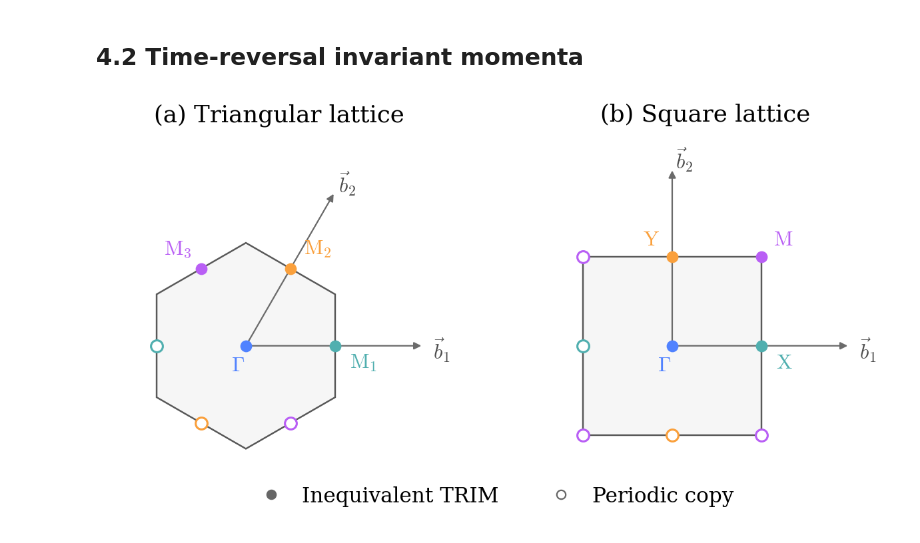
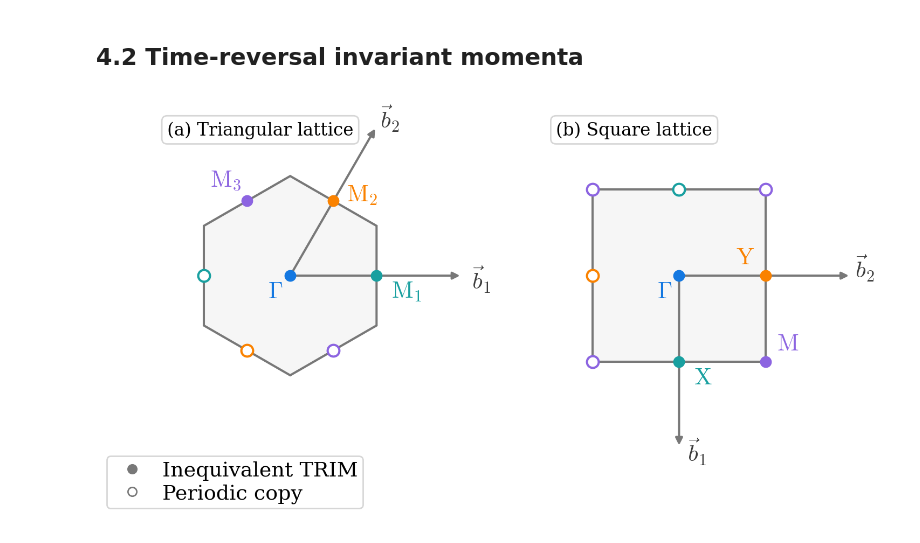
Before and after one commit to Photonico/PhD_thesis_20251216, a Jupyter notebook: figures_ch4/figures_ch4.ipynb, the cells around one changed output. Drawn from its saved outputs; the diff is of its cells as text; code cells hidden in the pictures.

```diff
--- a/figures_ch4/figures_ch4.ipynb
+++ b/figures_ch4/figures_ch4.ipynb
@@ -137,65 +106,76 @@ save_pdf(fig, "4.1_band_subspace.pdf")
 ## 4.2 Time-reversal invariant momenta
 # %%
 ## reciprocal lattices
-triangular_basis = np.array([[1., .5], [0., np.sqrt(3) / 2]])
-square_basis = np.eye(2)
+triangular_basis = np.array([[1., .5], [0., np.sqrt(3)/2]])
 triangular_points = np.array([[0., 0.], [.5, 0.],
-                              [.25, np.sqrt(3) / 4],
-                              [-.25, np.sqrt(3) / 4]])
-square_points = np.array([[0., 0.], [.5, 0.], [0., .5], [.5, .5]])
-triangular_copies = [(1, -triangular_points[1]),
-                     (2, -triangular_points[2]),
-                     (3, -triangular_points[3])]
-square_copies = [(1, np.array([-.5, 0.])), (2, np.array([0., -.5])),
-                 (3, np.array([-.5, .5])), (3, np.array([-.5, -.5])),
-                 (3, np.array([.5, -.5]))]
+                              [.25, np.sqrt(3)/4], [-.25, np.sqrt(3)/4]])
+triangular_copies = [(i, -triangular_points[i]) for i in (1, 2, 3)]
+
+R = np.array([[0., 1.], [-1., 0.]])  # clockwise 90 degree rotation
+rot = lambda x: np.asarray(x) @ R.T
+
+square_basis = R @ np.eye(2)
+square_points = rot([[0., 0.], [.5, 0.], [0., .5], [.5, .5]])
+square_copies = [(1, rot([[-.5, 0.]])[0]), (2, rot([[0., -.5]])[0]),
+                 (3, rot([[-.5, .5]])[0]), (3, rot([[-.5, -.5]])[0]),
+                 (3, rot([[.5, -.5]])[0])]
 
 ## first Brillouin zones
-angles = np.deg2rad(30 + 60 * np.arange(6))
+angles = np.deg2rad(30 + 60*np.arange(6))
 hexagon = np.column_stack((np.cos(angles), np.sin(angles))) / np.sqrt(3)
-square = np.array([[-.5, -.5], [.5, -.5], [.5, .5], [-.5, .5]])
-fig, axes = plt.subplots(1, 2, figsize=figure_size,
-                         layout="constrained", dpi=160)
+square = rot([[-.5, -.5], [.5, -.5], [.5, .5], [-.5, .5]])
+tab_style = dict(boxstyle="round", facecolor="white", alpha=.8,
+                 edgecolor=plt.rcParams["legend.edgecolor"])
+
 layouts = [
     ("(a) Triangular lattice", triangular_basis, hexagon,
      triangular_points, triangular_copies,
      [r"$\Gamma$", r"$\mathrm{M}_1$", r"$\mathrm{M}_2$", r"$\mathrm{M}_3$"],
-     [(-10, -17), (10, -15), (9, 10), (-25, 10)]),
+     [(-15, -15), (10, -15), (9, 0), (-25, 10)]),
     ("(b) Square lattice", square_basis, square,
      square_points, square_copies,
      [r"$\Gamma$", r"$\mathrm{X}$", r"$\mathrm{Y}$", r"$\mathrm{M}$"],
-     [(-10, -17), (10, -15), (-20, 8), (8, 8)])]
+     [(-15, -15), (10, -15), (-20, 8), (8, 8)])]
+
+## layout
+fig, axes = plt.subplots(1, 2, figsize=trim_size, dpi=dpi, layout="none")
+fig.subplots_adjust(left=.02, right=.98, bottom=.13, top=.98, wspace=-.08)
+
 for ax, (title, basis, polygon, points, copies, names, offsets) in zip(axes, layouts):
-    ax.set_aspect("equal")
-    ax.set_xlim(-.78, 1.15)
-    ax.set_ylim(-.72, 1.16)
+    ax.set(aspect="equal", xlim=(-.78, 1.15), ylim=(-1.08, 1.00))
     ax.set_axis_off()
-    ax.set_title(title, fontsize=16, loc="center", pad=12)
+    ax.set_title(title, fontsize=subtitle, loc="left", x=.035, y=.95, pad=0,
+                 va="top", bbox=tab_style, zorder=10)
     ax.add_patch(Polygon(polygon, closed=True, facecolor=".965",
-                         edgecolor=".35", linewidth=1.1, zorder=0))
-    for j in range(2):
-        vector = basis[:, j]
-        ax.annotate("", xy=vector, xytext=(0, 0),
-                    arrowprops={"arrowstyle": "-|>", "color": ".42", "lw": 1.0}, zorder=1)
-        shift = np.array([.05, -.02]) if j == 0 else np.array([.02, .045])
+                         edgecolor=grey, lw=line_width, zorder=0))
+
+    for j, vector in enumerate(basis.T):
+        ax.annotate("", xy=vector, xytext=(0, 0), zorder=1,
+                    arrowprops=dict(arrowstyle="-|>", color=grey, lw=line_width))
+        shift = [.05, -.02] if j == 0 else [.02, .045]
         ax.text(*(vector + shift), rf"$\vec{{b}}_{j+1}$", fontsize=label,
-                va="center", ha="left", color=".30")
+                va="center", ha="left", color=dark_grey)
+
     for original, point in copies:
-        ax.scatter(*point, s=64, facecolors="white", edgecolors=colors[original],
-                   linewidths=1.4, zorder=4)
+        ax.scatter(*point, s=64, fc="white", ec=colors[original], lw=line_width, zorder=4)
     for point, color, name, offset in zip(points, colors, names, offsets):
-        ax.scatter(*point, s=64, c=color, linewidths=0, zorder=5)
+        ax.scatter(*point, s=64, color=color, lw=0, zorder=5)
         ax.annotate(name, xy=point, xytext=offset, textcoords="offset points",
                     fontsize=label, color=color, zorder=6)
 
-legend_handles = [Line2D([], [], marker="o", linestyle="None", color=".4",
-                          markerfacecolor=".4", markersize=6,
-                          label="Inequivalent TRIM"),
-                  Line2D([], [], marker="o", linestyle="None", color=".4",
-                          markerfacecolor="white", markersize=6,
-                          label="Periodic copy")]
-fig.legend(handles=legend_handles, loc="outside lower center", ncols=2,
-           frameon=False, fontsize=label, handletextpad=.5, columnspacing=2.0)
-save_pdf(fig, "4.2_trim.pdf")
+## vertical compact legend
+legend_handles = [
+    Line2D([], [], marker="o", ls="None", color=grey, markerfacecolor=grey,
+           markersize=6, label="Inequivalent TRIM"),
+    Line2D([], [], marker="o", ls="None", color=grey, markerfacecolor="white",
+           markersize=6, label="Periodic copy")]
+
+fig.legend(handles=legend_handles, loc="lower left", bbox_to_anchor=(.015, .02),
+           ncols=1, frameon=True, fancybox=True,
+           borderpad=.25, labelspacing=.15, handletextpad=.45, borderaxespad=0)
+
+fig.savefig(output_directory / "4.2_trim.pdf", metadata={"CreationDate": None})
+plt.show()
+plt.close(fig)
 # %% [output]
-[figure, old version]
+[figure, new version]
```
Also changed, not shown: parts of 3 cells of this notebook, 9 other files.
